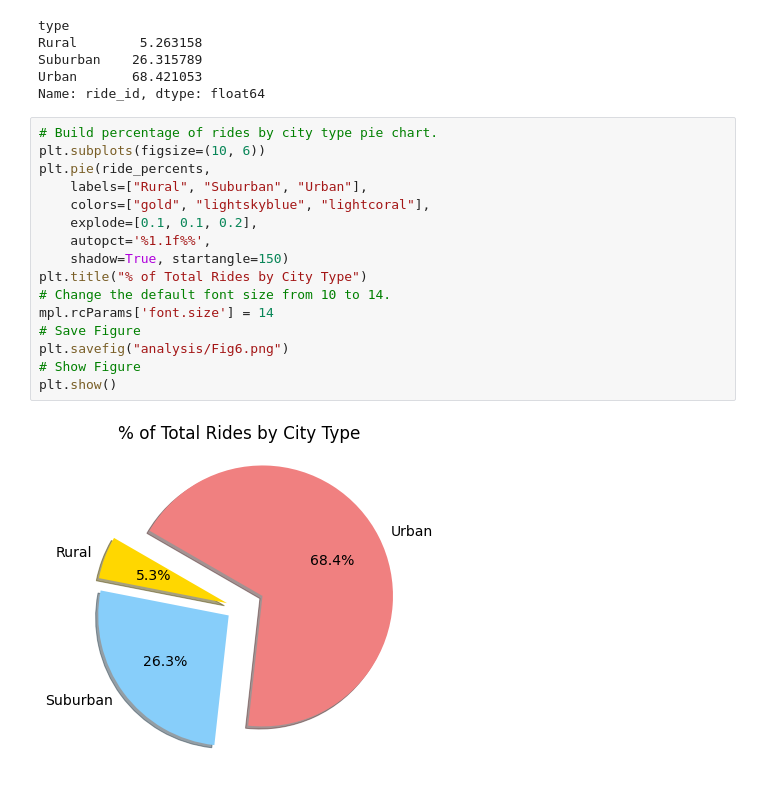
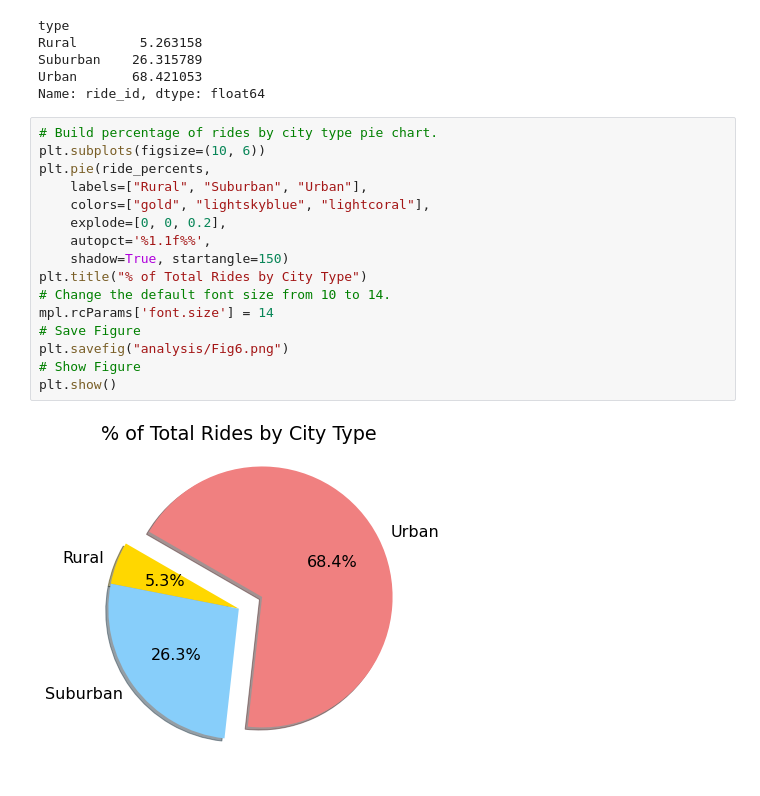
Before and after one commit to courtneysims/PyBer_Analysis, a Jupyter notebook: PyBer.ipynb, the cells around one changed output. Drawn from its saved outputs; the diff is of its cells as text.

```diff
--- a/PyBer.ipynb
+++ b/PyBer.ipynb
@@ -834,18 +834,18 @@ Name: ride_id, dtype: float64
 # %%
 # Build percentage of rides by city type pie chart.
 plt.subplots(figsize=(10, 6))
 plt.pie(ride_percents,
     labels=["Rural", "Suburban", "Urban"],
     colors=["gold", "lightskyblue", "lightcoral"],
-    explode=[0.1, 0.1, 0.2],
+    explode=[0, 0, 0.2],
     autopct='%1.1f%%',
     shadow=True, startangle=150)
 plt.title("% of Total Rides by City Type")
 # Change the default font size from 10 to 14.
 mpl.rcParams['font.size'] = 14
 # Save Figure
 plt.savefig("analysis/Fig6.png")
 # Show Figure
 plt.show()
 # %% [output]
-[figure, old version]
+[figure, new version]
```
Also changed, not shown: parts of 3 cells of this notebook, 3 other files.
